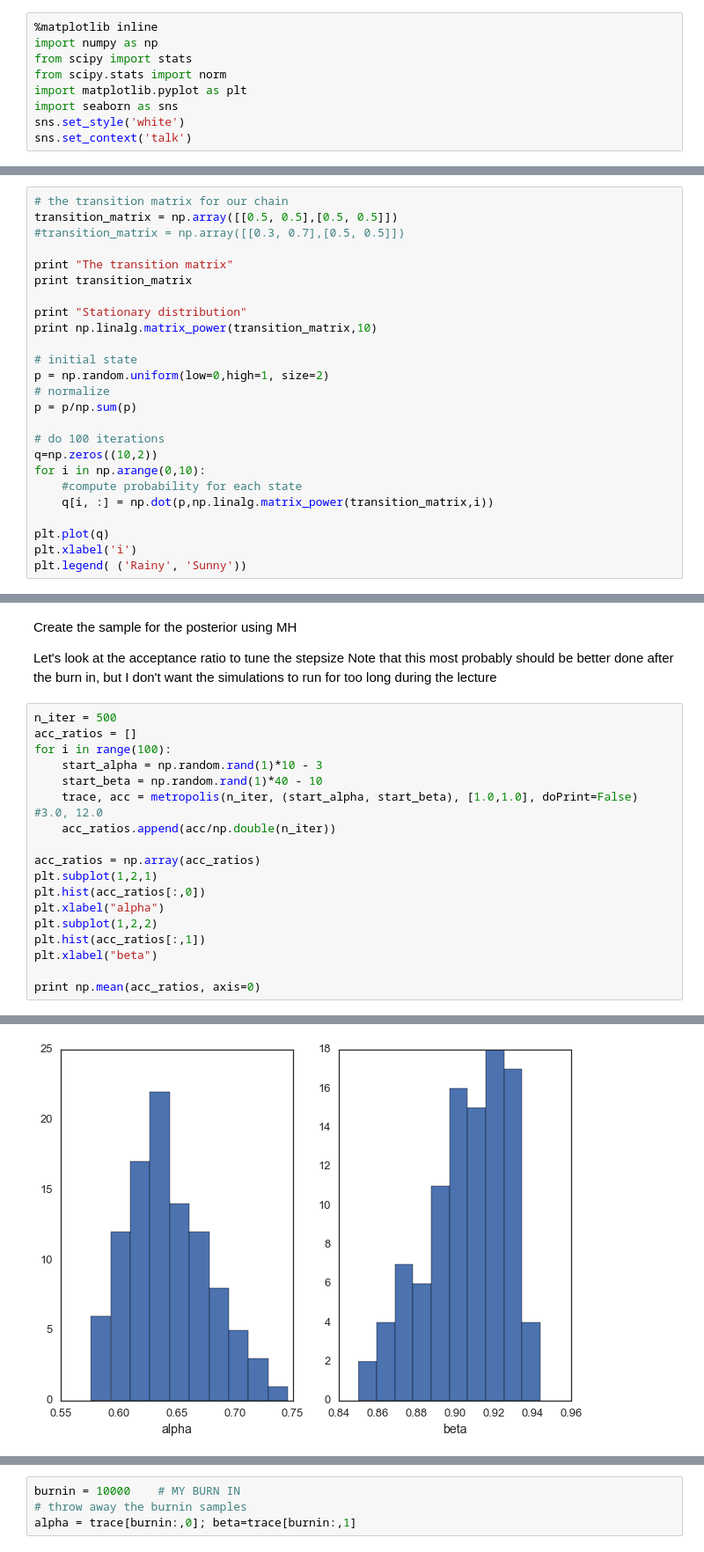
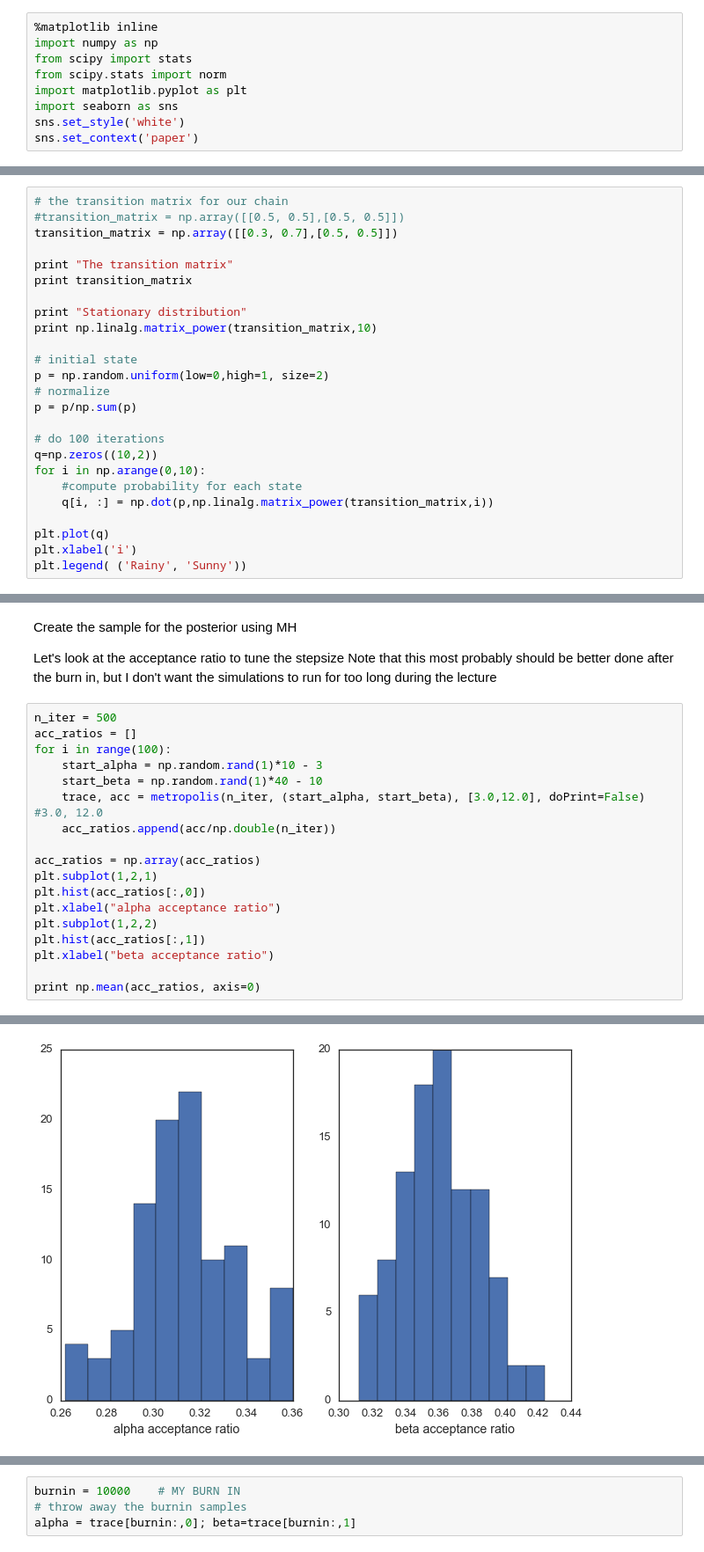
Before and after one commit to amlsf/stochastic_methods, a Jupyter notebook: Lectures/Lecture07_MCMC.ipynb, the cells around one changed output, grey strips where cells are left out. Shown at 88% size. Cells and saved outputs as stored; diff of their text form.

```diff
--- a/Lectures/Lecture07_MCMC.ipynb
+++ b/Lectures/Lecture07_MCMC.ipynb
@@ -9,14 +9,14 @@ from scipy.stats import norm
 import matplotlib.pyplot as plt
 import seaborn as sns
 sns.set_style('white')
-sns.set_context('talk')
+sns.set_context('paper')
 # %% [markdown]
 # Rainy Sunny Reprise
 Remember our rainy sunny example from the previous lecture. We have two states connected each to itself and to each other. To simplify things we will now just set all transition probabilities to 0.5.
 # %%
 # the transition matrix for our chain
-transition_matrix = np.array([[0.5, 0.5],[0.5, 0.5]])
-#transition_matrix = np.array([[0.3, 0.7],[0.5, 0.5]])
+#transition_matrix = np.array([[0.5, 0.5],[0.5, 0.5]])
+transition_matrix = np.array([[0.3, 0.7],[0.5, 0.5]])
 
 print "The transition matrix"
 print transition_matrix
@@ -338,16 +349,16 @@ acc_ratios = []
 for i in range(100):
     start_alpha = np.random.rand(1)*10 - 3
     start_beta = np.random.rand(1)*40 - 10
-    trace, acc = metropolis(n_iter, (start_alpha, start_beta), [1.0,1.0], doPrint=False) #3.0, 12.0
+    trace, acc = metropolis(n_iter, (start_alpha, start_beta), [3.0,12.0], doPrint=False) #3.0, 12.0
     acc_ratios.append(acc/np.double(n_iter))
 
 acc_ratios = np.array(acc_ratios)
 plt.subplot(1,2,1)
 plt.hist(acc_ratios[:,0])
-plt.xlabel("alpha")
+plt.xlabel("alpha acceptance ratio")
 plt.subplot(1,2,2)
 plt.hist(acc_ratios[:,1])
-plt.xlabel("beta")
+plt.xlabel("beta acceptance ratio")
 
 print np.mean(acc_ratios, axis=0)
 # %% [output]
@@ -355,3 +366,3 @@ print np.mean(acc_ratios, axis=0)
-[figure, old version]
+[figure, new version]
 # %%
 n_iter = 200000
```
Also changed, not shown: parts of 12 cells of this notebook, 3 other files.
